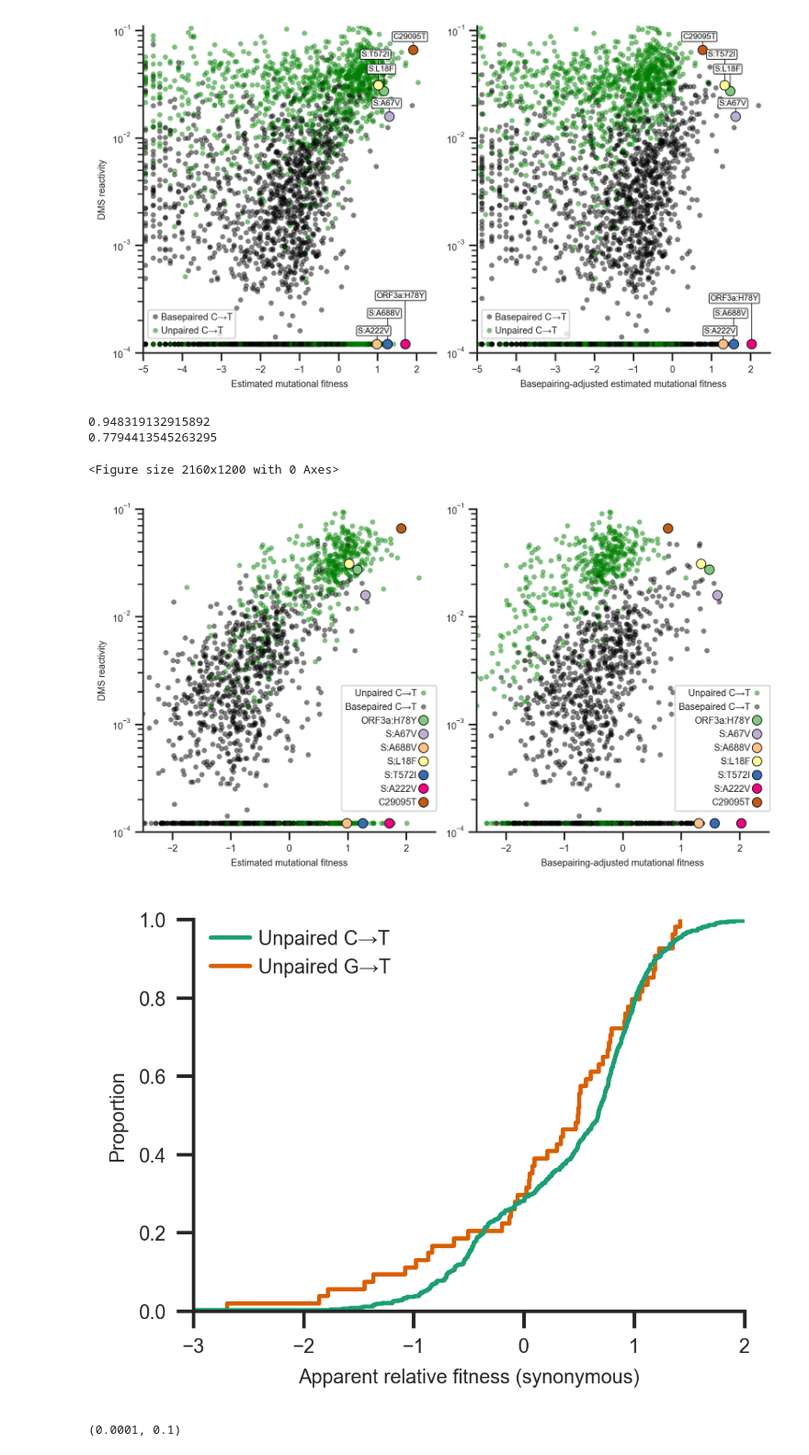
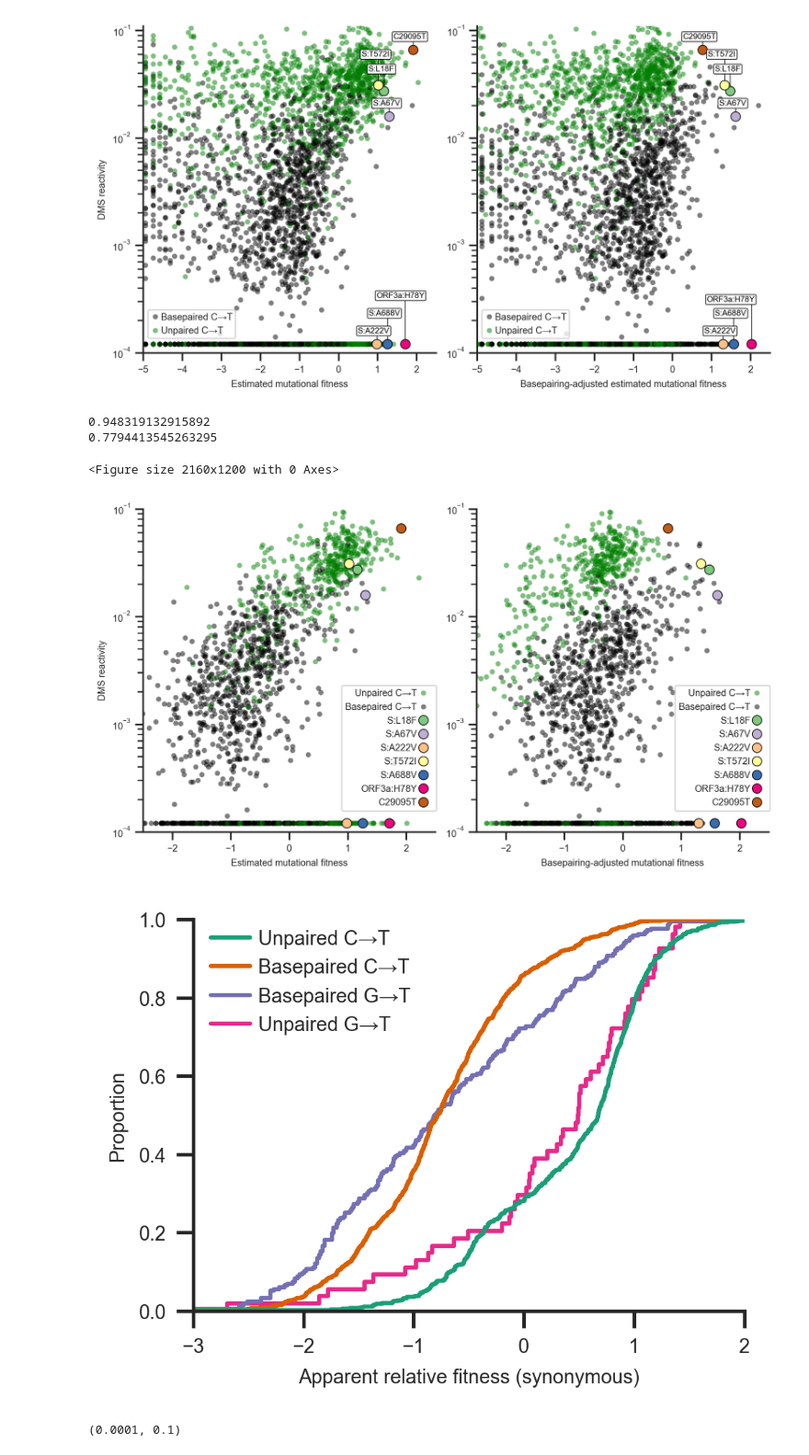
Before and after one commit to smmlab/SARS2-fitness-secondary-structure, a Jupyter notebook: notebooks/analysis-and-figures.ipynb, the cells around one changed output. Shown at 92% size. Cells and saved outputs as stored; diff of their text form; code cells hidden in the pictures.

Commit message:
labelling bugs
bug in unused figure in notebook mislabelling mutations
also added seed to reproducibly put labels in good locations for fig 2

```diff
--- a/notebooks/analysis-and-figures.ipynb
+++ b/notebooks/analysis-and-figures.ipynb
@@ -209,8 +209,10 @@ idx = np.argsort(sites_of_interest)
 sites_of_interest = list(sites_of_interest[idx])
 site_labels = list(site_labels[idx])
 
+for i in range(len(sites_of_interest)):
+    ntmut.loc[(ntmut.nt_site==sites_of_interest[i])&(ntmut.snp=="CT"),"Mutation"] = site_labels[i]
+
 fig = plt.figure(figsize=(7.2,4))
-markers = {True: "o", False: "X"}
 
 plt.subplot(1,2,1)
 ax1 = sns.scatterplot(data=ntmut.query('snp==["CT"] & synonymous==False'),y='DMS reactivity',x='delta_fitness',hue='SNP type',s=15,linewidth=0,alpha=0.5, palette={'Basepaired C→T':'k', 'Unpaired C→T':'g' })
@@ -261,7 +263,8 @@ ta.allocate_text(fig,ax2,x[:,0],1.1*x[:,1],
                 direction='north',
                 nbr_candidates=1000,
                 linecolor='k',
-                linewidth=0.5)
+                linewidth=0.5,
+                seed=1)
 
 plt.setp(ax2.texts,va='center',bbox=dict(facecolor='w', edgecolor='k', alpha=1,linewidth=0.5,boxstyle='round,pad=0.15'))
 
@@ -287,10 +290,6 @@ ylim=[1e-4,0.1]
 
 ntmut.loc[(ntmut['snp']=='CT')&(ntmut['paired']==True),'adjusted_fitness'] = ntmut.query('paired==True & snp=="CT"').delta_fitness + a
 ntmut.loc[(ntmut['snp']=='CT')&(ntmut['paired']==False),'adjusted_fitness'] = ntmut.query('paired==False & snp=="CT"').delta_fitness + b
-
-sites_of_interest = [25624,21762,23625,21614,23277,22227,29095]
-site_labels = ['ORF3a:H78Y','S:A67V','S:A688V','S:L18F','S:T572I','S:A222V','C29095T']
-ntmut.loc[(ntmut['snp']=='CT') & (ntmut['nt_site'].isin(sites_of_interest)),'Mutation'] = site_labels
 
 plt.figure(figsize=(7.2,4))
 
@@ -321,21 +320,21 @@ print(ntmut.query('snp==["CT"] & synonymous==True')['adjusted_fitness'].std())
 0.948319132915892
 0.7794413545263295
 <Figure size 2160x1200 with 0 Axes>
-[figure, old version]
+[figure, new version]
 # %%
 # Synonymous mutation CDF; removed from Figure 2 because duplicating Figure 1
 
-snp_types = ['Paired C→T', 'Unpaired C→T', 'Paired G→T', 'Unpaired G→T']
+snp_types = ['Basepaired C→T', 'Unpaired C→T', 'Basepaired G→T', 'Unpaired G→T']
 
 plt.figure(figsize=(3.5,2.5))
 ax1 = sns.ecdfplot(data=ntmut.query('`SNP type`==@snp_types & synonymous==True'),x='delta_fitness',hue='SNP type')
 plt.xlim([-3,2])
 plt.xlabel('Apparent relative fitness (synonymous)')
 
 ax1.legend_.set_title(None)
 sns.move_legend(ax1,'upper left',frameon=False,bbox_to_anchor=(0, 1.02),handletextpad=0.4)
 # %% [output]
-[figure, old version]
+[figure, new version]
 # %%
 # compare to A>G which is frequent and covered in DMS data; no clear correlation here
 
```
Also changed, not shown: parts of 1 cell of this notebook, 3 other files.
